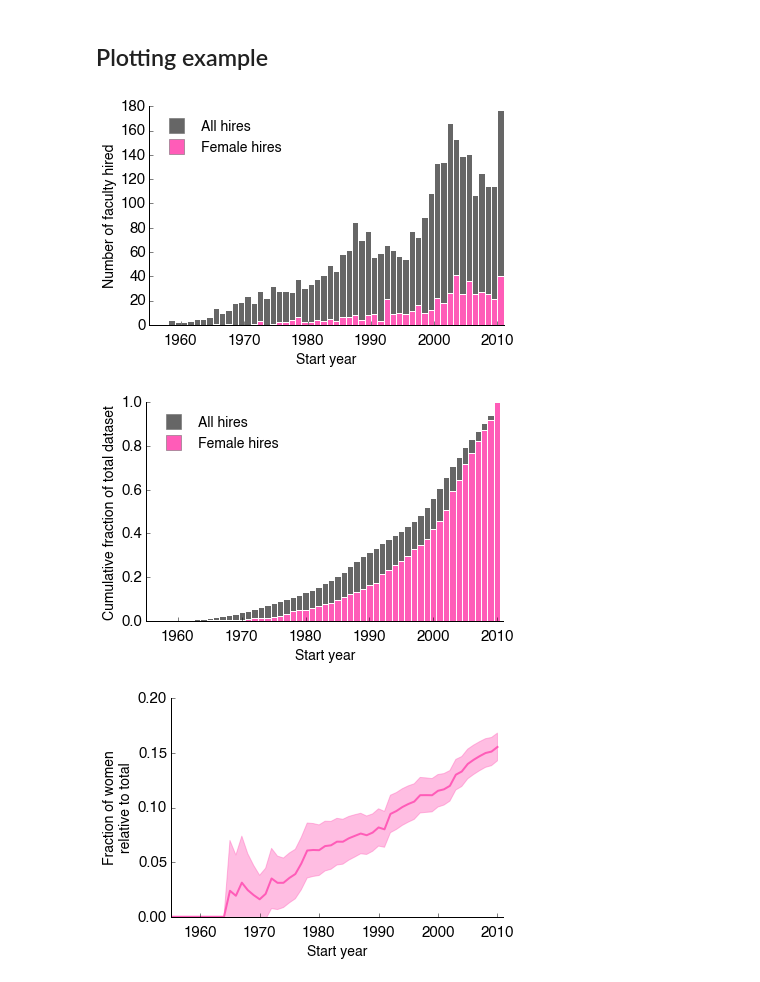
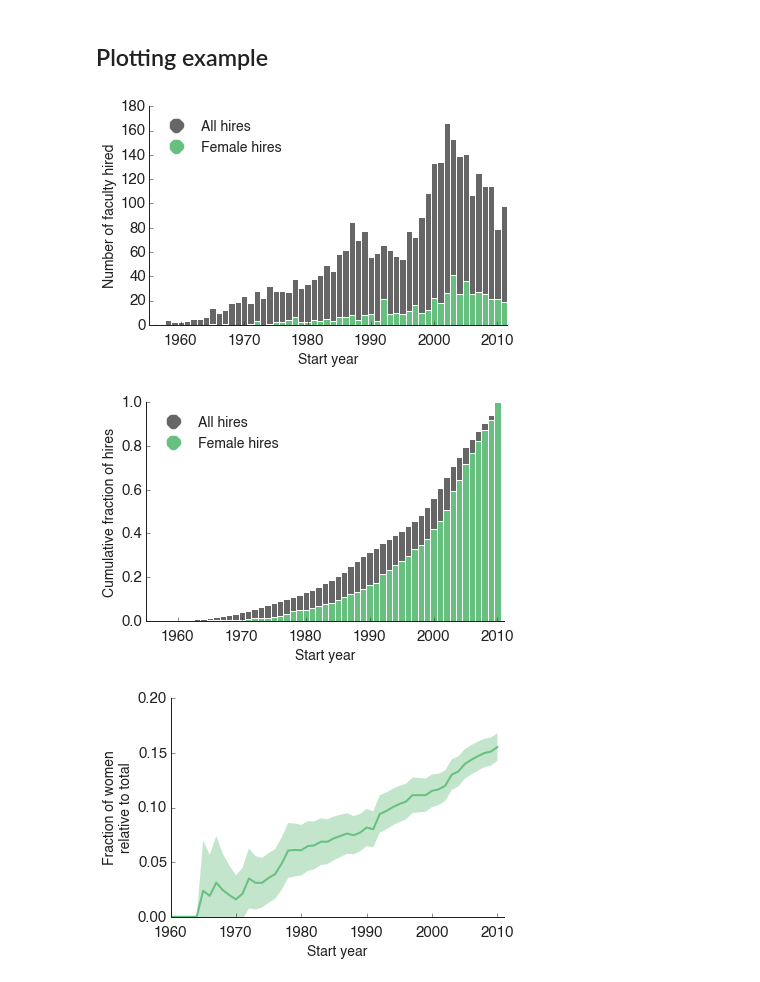
Before and after one commit to samfway/faculty_hiring, a Jupyter notebook: notebooks/Examples_Loading_and_Playing.ipynb, the cells around one changed output. Saved outputs shown, nothing was run; the diff lists cells and outputs as text; code cells hidden in the pictures.

```diff
--- a/notebooks/Examples_Loading_and_Playing.ipynb
+++ b/notebooks/Examples_Loading_and_Playing.ipynb
@@ -1,11 +1,4 @@
 # %%
-from matplotlib import rcParams
-rcParams['font.family'] = 'sans-serif'
-rcParams['font.sans-serif'] = ['Helvetica']
-rcParams['xtick.major.pad']='8'
-import matplotlib.pyplot as plt
-import matplotlib as mpl
-
 from faculty_hiring.misc.plotting import *  # Definitions for LABEL_SIZE and such
 from faculty_hiring.misc.gaussian_kde import gaussian_kde
 from faculty_hiring.parse import faculty_parser, institution_parser
@@ -17,14 +10,16 @@ from collections import Counter
 import numpy as np
 import scipy as sp
 import palettable
+import os
 
 # Color stuff
 cmap = palettable.tableau.Tableau_10.mpl_colormap
 colors = palettable.tableau.Tableau_10.mpl_colors
 
 # File locations
-faculty_file = '/Users/samway/Documents/Work/ClausetLab/projects/faculty_hiring/data/faculty_cs_linked_all_subfield.txt'
+faculty_file = '/Users/samway/Documents/Work/ClausetLab/projects/faculty_hiring/data/faculty_cs_0930.txt'
 inst_file = '/Users/samway/Documents/Work/ClausetLab/projects/faculty_hiring/data/inst_cs.txt'
+figures_dir = '/Users/samway/Documents/Work/ClausetLab/projects/faculty_hiring/notebooks/figures/'
 
 # (Optional, these are for loading publication profiles)
 # dblp_dir = '/Users/samway/Documents/Work/ClausetLab/projects/faculty_hiring/data/profiles_DBLP_all/'
@@ -107,11 +103,14 @@ for i, f in enumerate(faculty):
     if f.sex == 'F':
         female_start_years.append(f.first_asst_job_year)
 
-bins = np.arange(1955, 2012)
+bins = np.arange(1955, 2012) + 0.5
+
+temp = FEMALE_COLOR
+FEMALE_COLOR = (0.40254901960784313, 0.75274509803921569, 0.50254901960784313)
 
 # I have a lot of pre-defined font sizes and stuff that are in faculty_hiring.misc.plotting
 # Try to use these wherever possible to help keep things consistent.
-ax.set_xlim(1955, 2011)
+ax.set_xlim(1955, 2011.5)
 ax.hist(start_years, bins=bins, color=DARK_COLOR, edgecolor='w', clip_on=False, label='All hires')
 ax.hist(female_start_years, bins=bins, color=FEMALE_COLOR, edgecolor='w', clip_on=False, label='Female hires')
 ax.set_xlabel('Start year', fontsize=LABEL_SIZE)
@@ -119,15 +118,17 @@ ax.set_ylabel('Number of faculty hired', fontsize=LABEL_SIZE)
 ax.tick_params(axis='both', which='major', labelsize=TICK_SIZE)
 hide_right_top_axis(ax)
 
-fake_line_all = Line2D(range(1), range(1), color=DARK_COLOR, marker='s',markersize=15, linestyle='None', markeredgecolor=DARK_COLOR)
-fake_line_f = Line2D(range(1), range(1), color=FEMALE_COLOR, marker='s',markersize=15, linestyle='None', markeredgecolor=DARK_COLOR)
+fake_line_all = Line2D(range(1), range(1), color=DARK_COLOR, marker='o',markersize=15, linestyle='None', markeredgecolor='w')
+fake_line_f = Line2D(range(1), range(1), color=FEMALE_COLOR, marker='o',markersize=15, linestyle='None', markeredgecolor='w')
 plt.legend((fake_line_all,fake_line_f),('All hires','Female hires'), numpoints=1, loc='upper left', frameon=False, fontsize=LABEL_SIZE)
 #ax.legend(loc='upper left', frameon=False)
-plt.savefig('/Users/samway/Desktop/hist.pdf')
+plt.savefig(os.path.join(figures_dir, 'faculty_per_year.pdf'))
+
+FEMALE_COLOR = temp
 
 plt.show()
 # %% [output]
-[figure, old version]
+[figure, new version]
 # %%
 fig, ax = plt.subplots(1, 1, figsize=(6,4))
 
@@ -154,49 +155,52 @@ ax.bar(bins[:-1], cumulative_all / float(cumulative_all[-1]), color=DARK_COLOR,
 ax.bar(bins[:-1], cumulative_women / float(cumulative_women[-1]), color=FEMALE_COLOR, width=1, edgecolor='w', align='center', clip_on=False)
 
 ax.set_xlabel('Start year', fontsize=LABEL_SIZE)
-ax.set_ylabel('Cumulative fraction of total dataset', fontsize=LABEL_SIZE)
+ax.set_ylabel('Cumulative fraction of hires', fontsize=LABEL_SIZE)
 ax.tick_params(axis='both', which='major', labelsize=TICK_SIZE)
 hide_right_top_axis(ax)
-fake_line_all = Line2D(range(1), range(1), color=DARK_COLOR, marker='s',markersize=15, linestyle='None', markeredgecolor=DARK_COLOR)
-fake_line_f = Line2D(range(1), range(1), color=FEMALE_COLOR, marker='s',markersize=15, linestyle='None', markeredgecolor=DARK_COLOR)
+fake_line_all = Line2D(range(1), range(1), color=DARK_COLOR, marker='o',markersize=15, linestyle='None', markeredgecolor='w')
+fake_line_f = Line2D(range(1), range(1), color=FEMALE_COLOR, marker='o',markersize=15, linestyle='None', markeredgecolor='w')
 plt.legend((fake_line_all,fake_line_f),('All hires','Female hires'), numpoints=1, loc='upper left', frameon=False, fontsize=LABEL_SIZE)
 
+plt.savefig(os.path.join(figures_dir, 'cumulative_fraction.pdf'))
 plt.show()
 # %% [output]
-[figure, old version]
+[figure, new version]
 # %%
 fig, ax = plt.subplots(1, 1, figsize=(6,4))
 
 def mean_confidence(positives, total, confidence=0.95, iters=1000, z=1.96):
     upper = np.zeros_like(total, dtype=float)
     lower = np.zeros_like(upper)
     avg = np.zeros_like(lower)
 
     for i in xrange(len(positives)):
         pos = positives[i]
         tot = float(total[i])
         if tot == 0:
             continue
         p = pos / tot
         avg[i] = p
         pm = z*np.sqrt((1./tot)*p*(1-p))
         upper[i] = p + pm
         lower[i] = np.max(p - pm, 0.)
 
     return avg, upper, lower
 
 
 avg, upper, lower = mean_confidence(cumulative_women, cumulative_all)
-ax.fill_between(bins[:-1], lower, upper, color=FEMALE_COLOR, alpha=0.4)
-ax.plot(bins[:-1], avg, color=FEMALE_COLOR, linewidth=LINE_WIDTH)
+ax.fill_between(bins[:-1], lower, upper, color=FEMALE_COLOR, alpha=0.4, edgecolor="None")
+ax.plot(bins[:-1], avg, color=FEMALE_COLOR, linewidth=LINE_WIDTH, solid_capstyle="round")
 ax.set_ylim(0, .2)
-ax.set_xlim(1955, 2011)
+ax.set_xlim(1960, 2011)
+ax.set_xticks([1960, 1970, 1980, 1990, 2000, 2010])
 
 ax.set_xlabel('Start year', fontsize=LABEL_SIZE)
 ax.set_ylabel('Fraction of women\nrelative to total', fontsize=LABEL_SIZE)
 ax.tick_params(axis='both', which='major', labelsize=TICK_SIZE)
 hide_right_top_axis(ax)
 
+plt.savefig(os.path.join(figures_dir, 'fraction_of_women.pdf'))
 plt.show()
 # %% [output]
-[figure, old version]
+[figure, new version]
```
Also changed, not shown: parts of 2 cells of this notebook, 6 other files.
